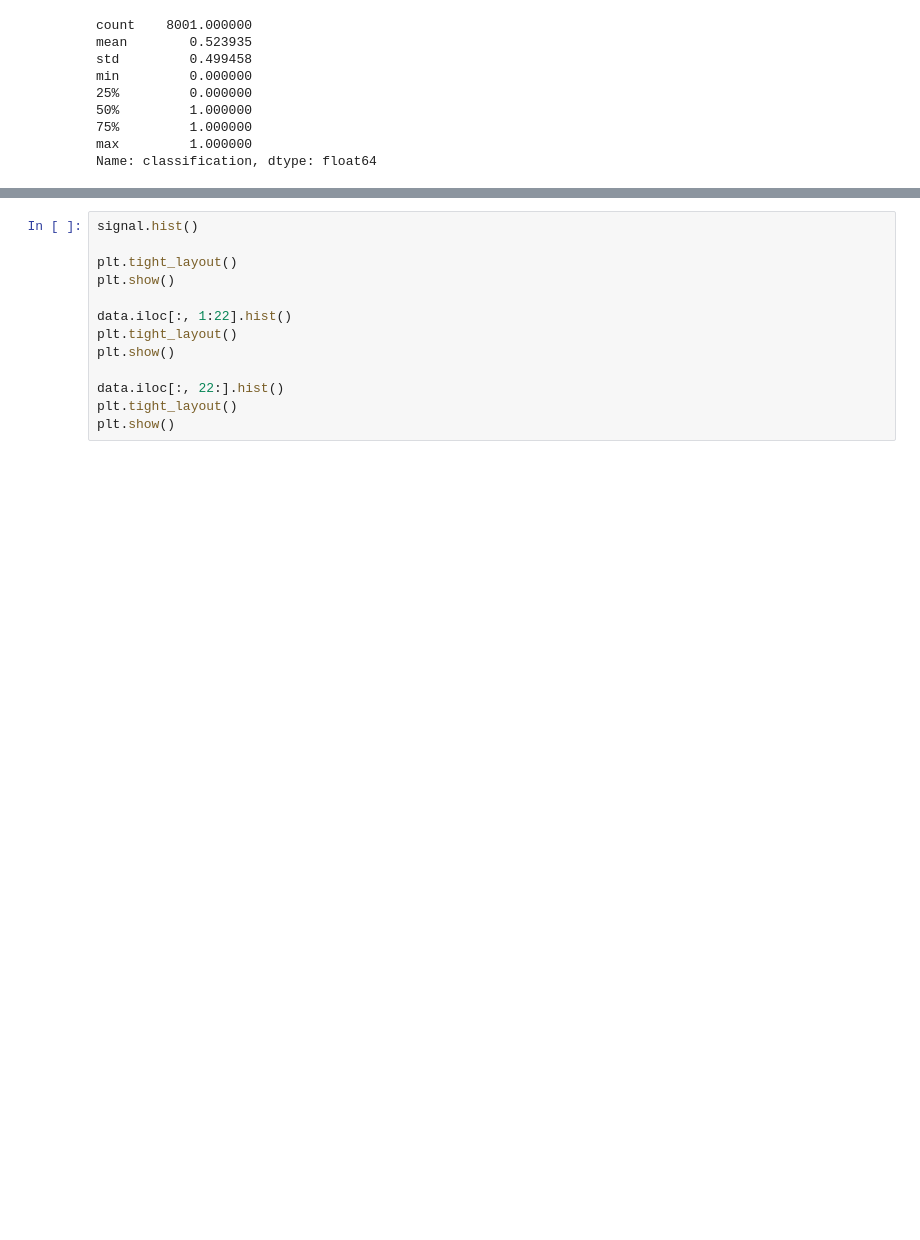
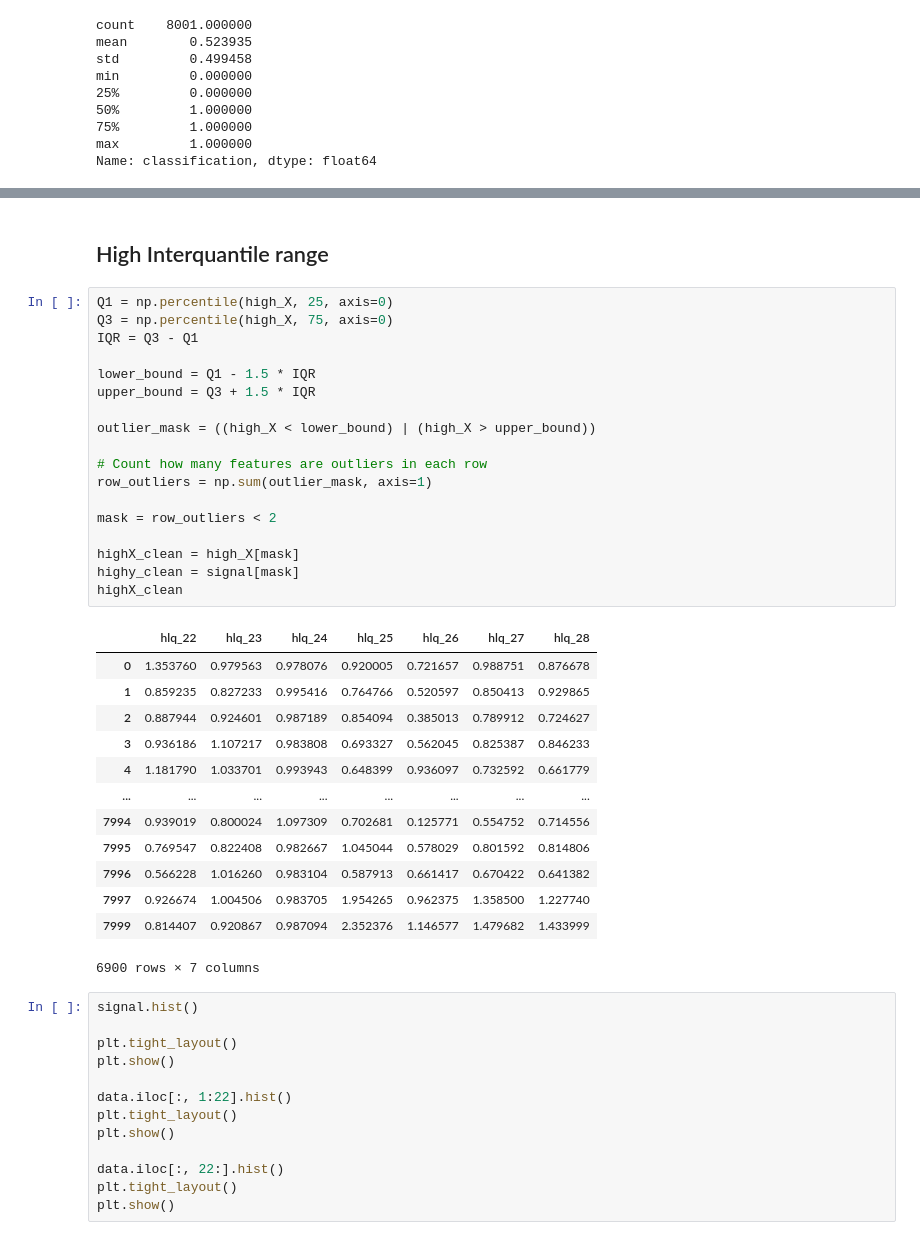
Before and after one commit to 0xVtsio/Computational-Quantum-Physics, a Jupyter notebook: Machine_Learning/Higgs.ipynb, the cells around one changed output, grey strips where cells are left out. Saved outputs shown, nothing was run; the diff lists cells and outputs as text; blank space fills up the shorter version.

```diff
--- a/Machine_Learning/Higgs.ipynb
+++ b/Machine_Learning/Higgs.ipynb
@@ -38,3 +57,37 @@ Name: classification, dtype: float64
+# %% [markdown]
+## High Interquantile range
+# %%
+Q1 = np.percentile(high_X, 25, axis=0)
+Q3 = np.percentile(high_X, 75, axis=0)
+IQR = Q3 - Q1
+
+lower_bound = Q1 - 1.5 * IQR
+upper_bound = Q3 + 1.5 * IQR
+
+outlier_mask = ((high_X < lower_bound) | (high_X > upper_bound))
+
+# Count how many features are outliers in each row
+row_outliers = np.sum(outlier_mask, axis=1)
+
+mask = row_outliers < 2
+
+highX_clean = high_X[mask]
+highy_clean = signal[mask]
+highX_clean
+# %% [output]
+|  | hlq_22 | hlq_23 | hlq_24 | hlq_25 | hlq_26 | hlq_27 | hlq_28 |
+| 0 | 1.353760 | 0.979563 | 0.978076 | 0.920005 | 0.721657 | 0.988751 | 0.876678 |
+| 1 | 0.859235 | 0.827233 | 0.995416 | 0.764766 | 0.520597 | 0.850413 | 0.929865 |
+| 2 | 0.887944 | 0.924601 | 0.987189 | 0.854094 | 0.385013 | 0.789912 | 0.724627 |
+| 3 | 0.936186 | 1.107217 | 0.983808 | 0.693327 | 0.562045 | 0.825387 | 0.846233 |
+| 4 | 1.181790 | 1.033701 | 0.993943 | 0.648399 | 0.936097 | 0.732592 | 0.661779 |
+| ... | ... | ... | ... | ... | ... | ... | ... |
+| 7994 | 0.939019 | 0.800024 | 1.097309 | 0.702681 | 0.125771 | 0.554752 | 0.714556 |
+| 7995 | 0.769547 | 0.822408 | 0.982667 | 1.045044 | 0.578029 | 0.801592 | 0.814806 |
+| 7996 | 0.566228 | 1.016260 | 0.983104 | 0.587913 | 0.661417 | 0.670422 | 0.641382 |
+| 7997 | 0.926674 | 1.004506 | 0.983705 | 1.954265 | 0.962375 | 1.358500 | 1.227740 |
+| 7999 | 0.814407 | 0.920867 | 0.987094 | 2.352376 | 1.146577 | 1.479682 | 1.433999 |
+6900 rows × 7 columns
 # %%
 signal.hist()
 
```
Also changed, not shown: parts of 18 cells of this notebook.
